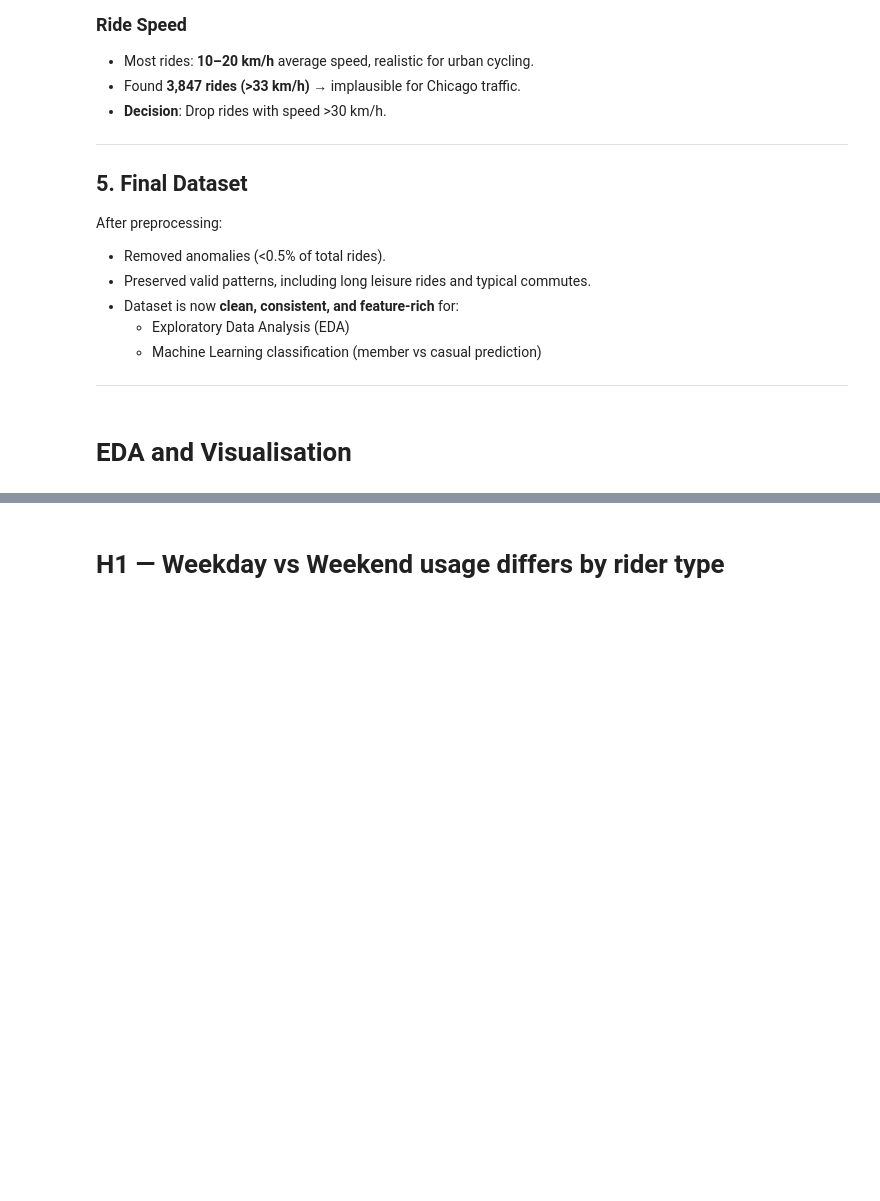
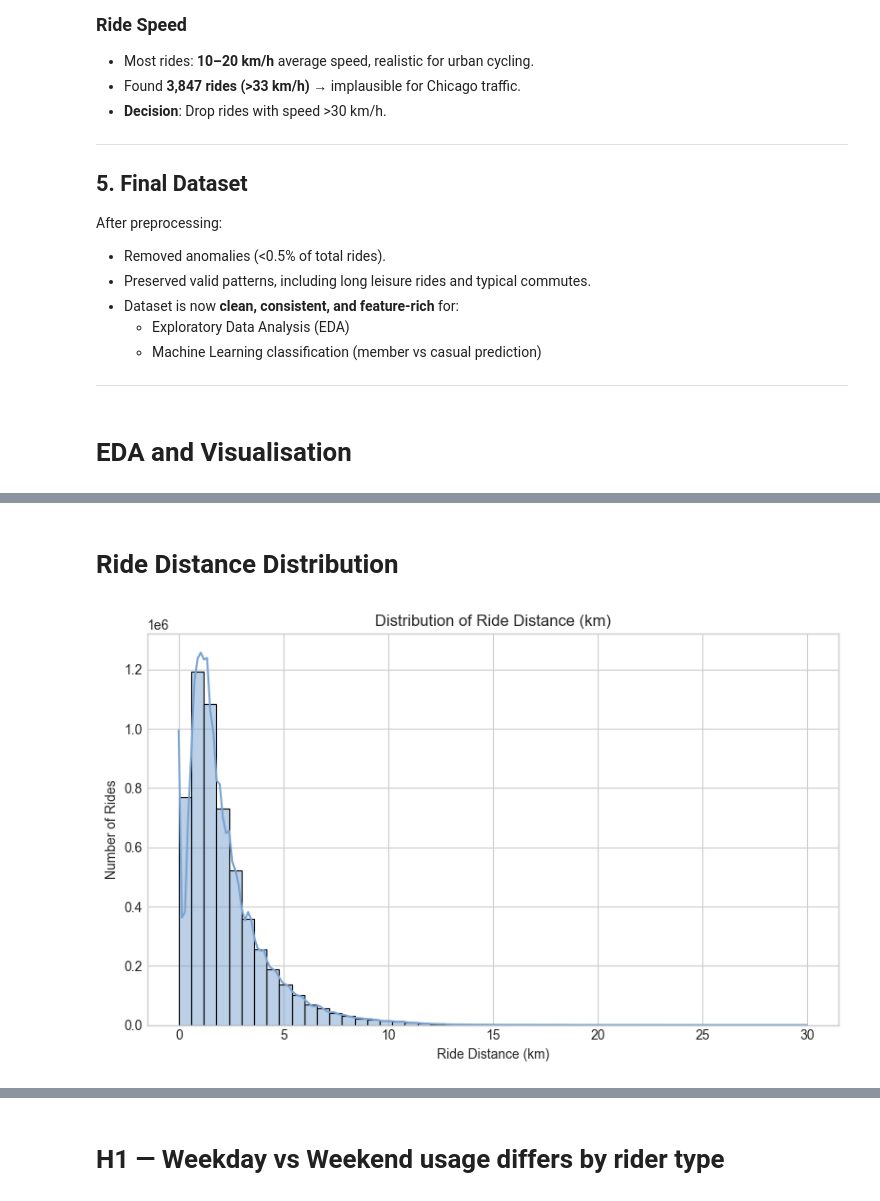
Before and after one commit to Fatih0234/bike-share-bi2-project, a Jupyter notebook: 1-vibing.ipynb, the cells around one changed output, grey strips where cells are left out. Drawn from its saved outputs; the diff is of its cells as text; code cells hidden in the pictures; blank space fills up the shorter version.

```diff
--- a/1-vibing.ipynb
+++ b/1-vibing.ipynb
@@ -529,0 +573,18 @@ After preprocessing:
+# %% [markdown]
+# Ride Distance Distribution
+# %%
+# Remove outliers: keep only rides < 30 km for visualization
+df_distance = df[df["ride_distance_km"] < 30]
+
+plt.figure(figsize=(8,5))
+sns.histplot(df_distance["ride_distance_km"], bins=50, kde=True)
+plt.title("Distribution of Ride Distance (km)")
+plt.xlabel("Ride Distance (km)")
+plt.ylabel("Number of Rides")
+plt.tight_layout()
+
+# Save
+plt.savefig("EDA-intro/ride_distance_distribution.png", dpi=300)
+plt.show()
+# %% [output]
+[figure, added]
```
Also changed, not shown: parts of 31 cells of this notebook, 17 other files.
